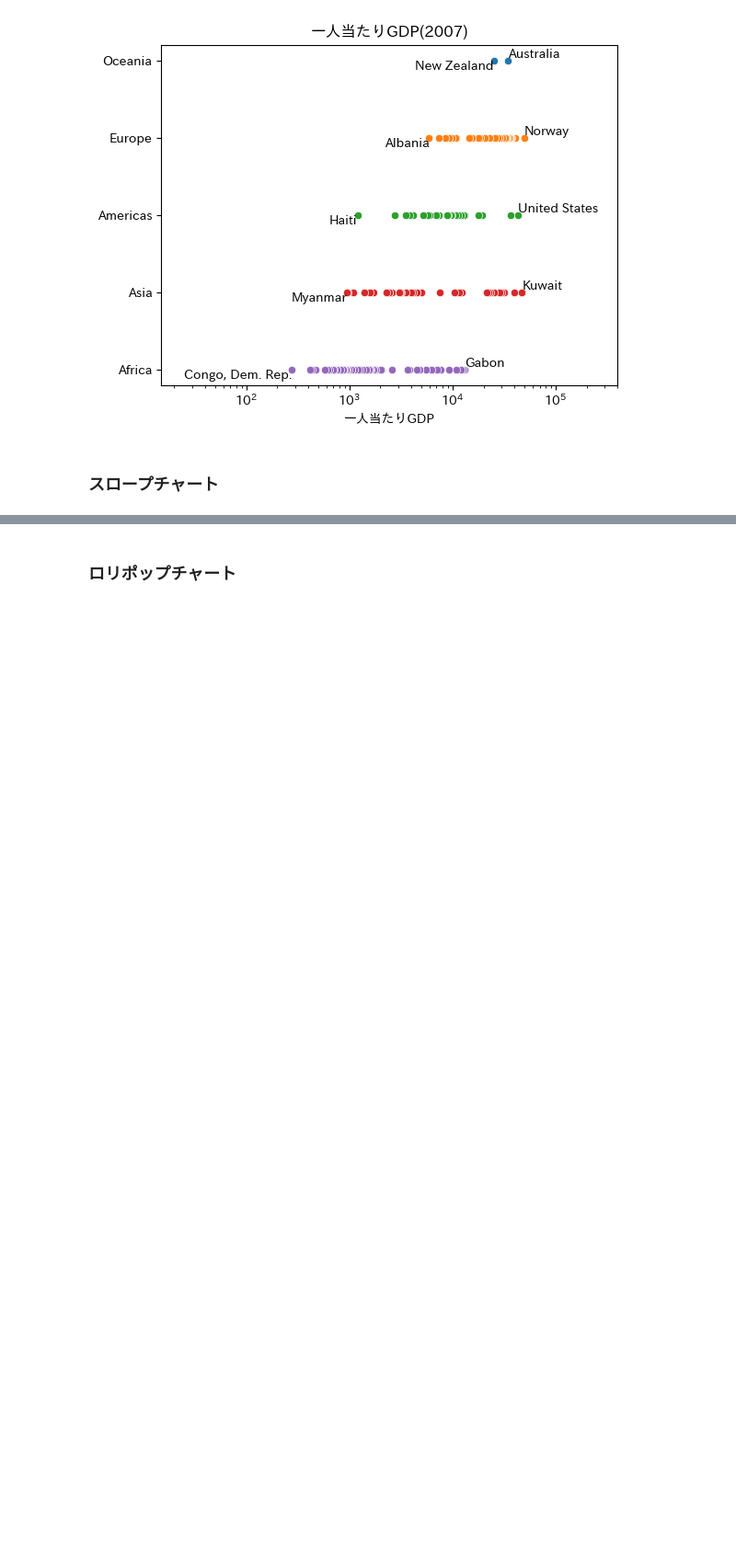
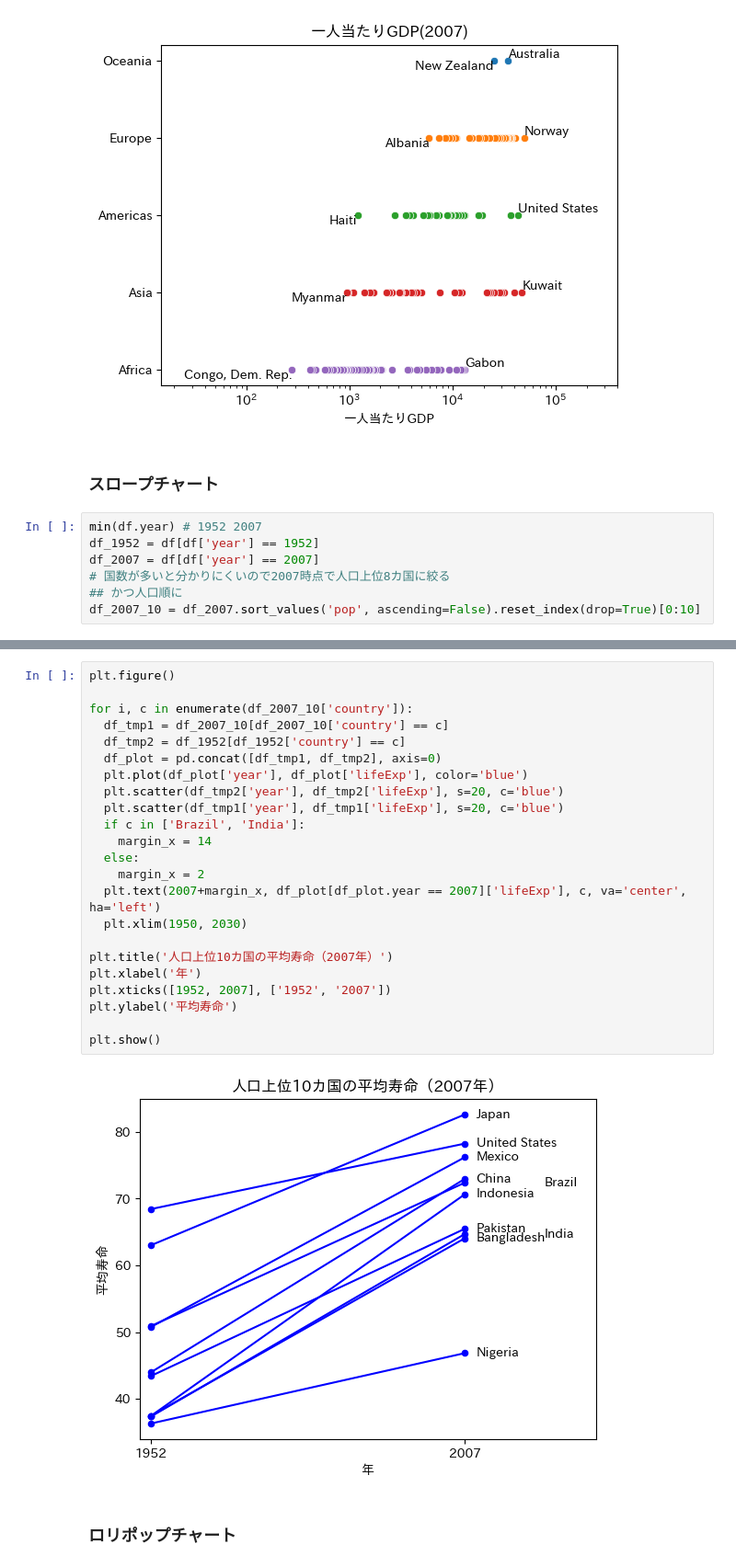
Before and after one commit to aokikenichi/aokikenichi, a Jupyter notebook: FT図解の言語.ipynb, the cells around one changed output, grey strips where cells are left out. Shown at 92% size. Drawn from its saved outputs; the diff is of its cells as text; blank space fills up the shorter version.

```diff
--- a/FT図解の言語.ipynb
+++ b/FT図解の言語.ipynb
@@ -364,3 +366,10 @@ plt.show()
 [figure]
 # %% [markdown]
 ### スロープチャート
+# %%
+min(df.year) # 1952 2007
+df_1952 = df[df['year'] == 1952]
+df_2007 = df[df['year'] == 2007]
+# 国数が多いと分かりにくいので2007時点で人口上位8カ国に絞る
+## かつ人口順に
+df_2007_10 = df_2007.sort_values('pop', ascending=False).reset_index(drop=True)[0:10]
@@ -367,2 +385,27 @@ plt.show()
+# %%
+plt.figure()
+
+for i, c in enumerate(df_2007_10['country']):
+  df_tmp1 = df_2007_10[df_2007_10['country'] == c]
+  df_tmp2 = df_1952[df_1952['country'] == c]
+  df_plot = pd.concat([df_tmp1, df_tmp2], axis=0)
+  plt.plot(df_plot['year'], df_plot['lifeExp'], color='blue')
+  plt.scatter(df_tmp2['year'], df_tmp2['lifeExp'], s=20, c='blue')
+  plt.scatter(df_tmp1['year'], df_tmp1['lifeExp'], s=20, c='blue')
+  if c in ['Brazil', 'India']:
+    margin_x = 14
+  else:
+    margin_x = 2
+  plt.text(2007+margin_x, df_plot[df_plot.year == 2007]['lifeExp'], c, va='center', ha='left')
+  plt.xlim(1950, 2030)
+
+plt.title('人口上位10カ国の平均寿命（2007年）')
+plt.xlabel('年')
+plt.xticks([1952, 2007], ['1952', '2007'])
+plt.ylabel('平均寿命')
+
+plt.show()
+# %% [output]
+[figure, added]
 # %% [markdown]
 ### ロリポップチャート
```
Also changed, not shown: parts of 5 cells of this notebook.
